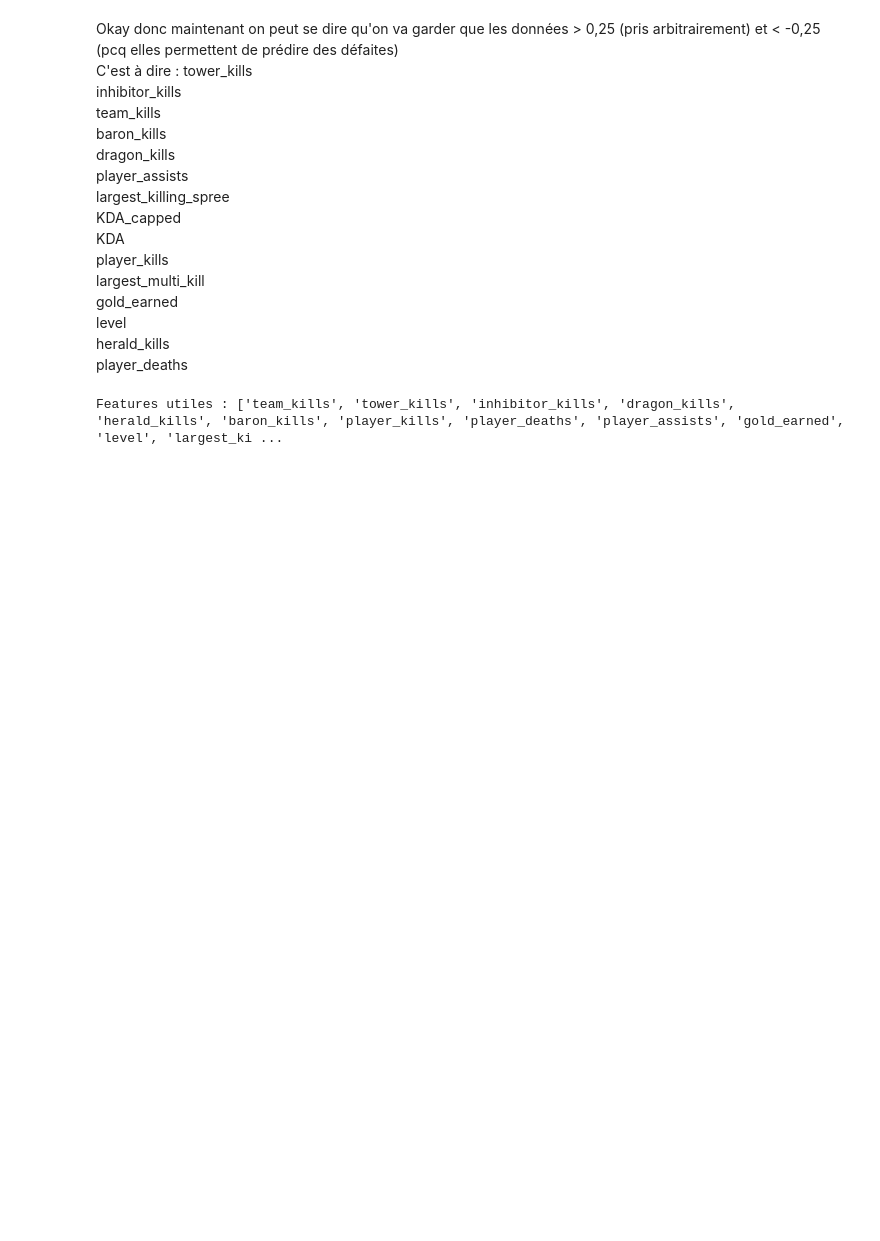
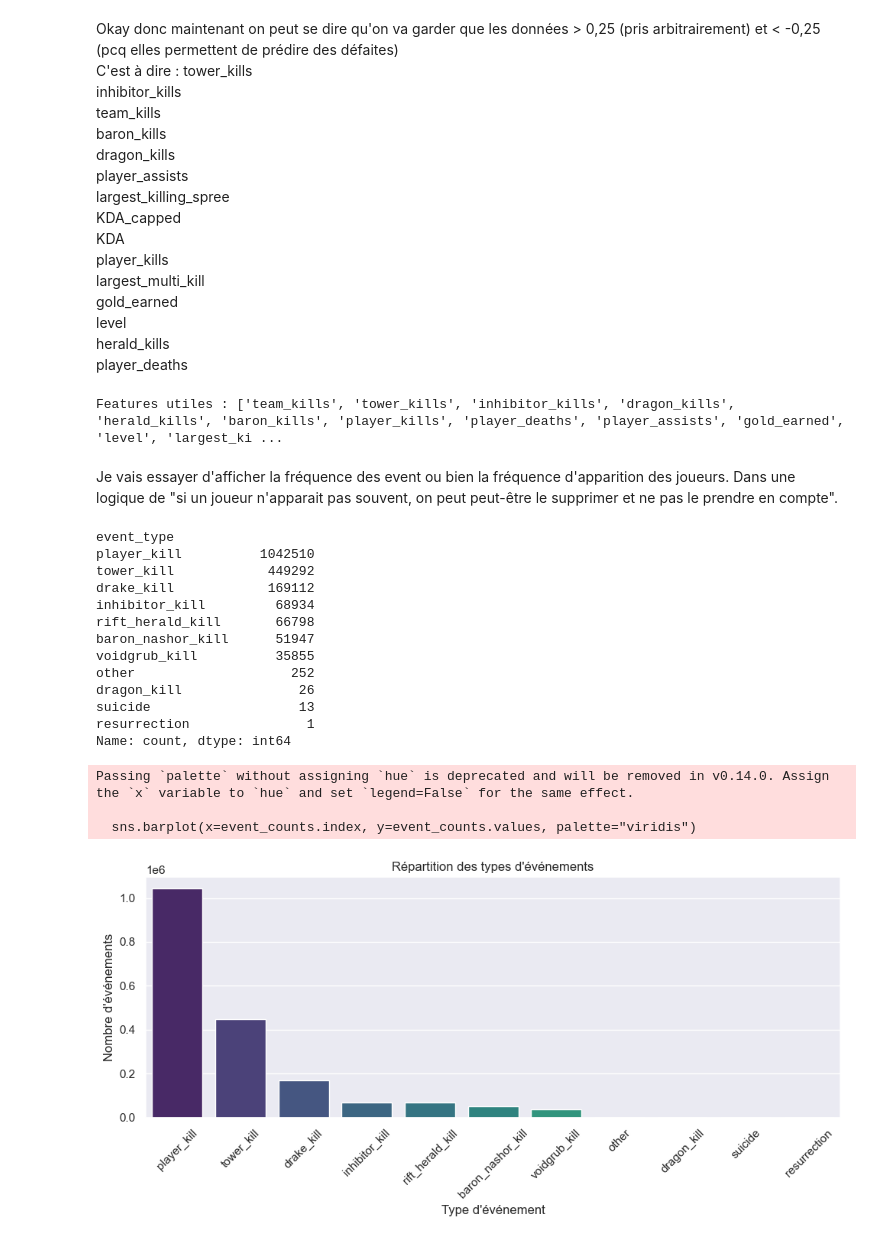
Before and after one commit to TimCout/AI_Project, a Jupyter notebook: Project.ipynb, the cells around one changed output. Drawn from its saved outputs; the diff is of its cells as text; code cells hidden in the pictures; blank space fills up the shorter version.

```diff
--- a/Project.ipynb
+++ b/Project.ipynb
@@ -396,3 +398,41 @@ strong_corr_features.remove('win')
 print("Features utiles :", strong_corr_features)
 # %% [output]
 Features utiles : ['team_kills', 'tower_kills', 'inhibitor_kills', 'dragon_kills', 'herald_kills', 'baron_kills', 'player_kills', 'player_deaths', 'player_assists', 'gold_earned', 'level', 'largest_ki ...
+# %% [markdown]
+Je vais essayer d'afficher la fréquence des event ou bien la fréquence d'apparition des joueurs. Dans une logique de "si un joueur n'apparait pas souvent, on peut peut-être le supprimer et ne pas le prendre en compte".
+# %%
+# Fréquence de chaque event :
+import matplotlib.pyplot as plt
+import seaborn as sns
+
+# Comptage des types d'événements
+event_counts = events_df['event_type'].value_counts()
+print(event_counts)
+
+# Affichage
+plt.figure(figsize=(10, 5))
+sns.barplot(x=event_counts.index, y=event_counts.values, palette="viridis")
+plt.xticks(rotation=45)
+plt.ylabel("Nombre d'événements")
+plt.xlabel("Type d'événement")
+plt.title("Répartition des types d'événements")
+plt.tight_layout()
+plt.show()
+# %% [output]
+event_type
+player_kill          1042510
+tower_kill            449292
+drake_kill            169112
+inhibitor_kill         68934
+rift_herald_kill       66798
+baron_nashor_kill      51947
+voidgrub_kill          35855
+other                    252
+dragon_kill               26
+suicide                   13
+resurrection               1
+Name: count, dtype: int64
+Passing `palette` without assigning `hue` is deprecated and will be removed in v0.14.0. Assign the `x` variable to `hue` and set `legend=False` for the same effect.
+
+  sns.barplot(x=event_counts.index, y=event_counts.values, palette="viridis")
+[figure, added]
```
Also changed, not shown: parts of 15 cells of this notebook.
